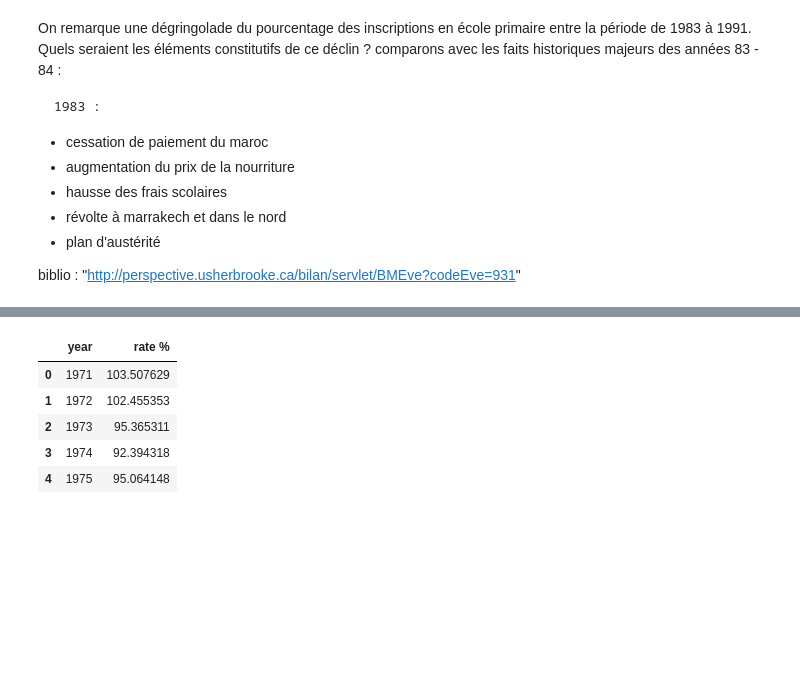
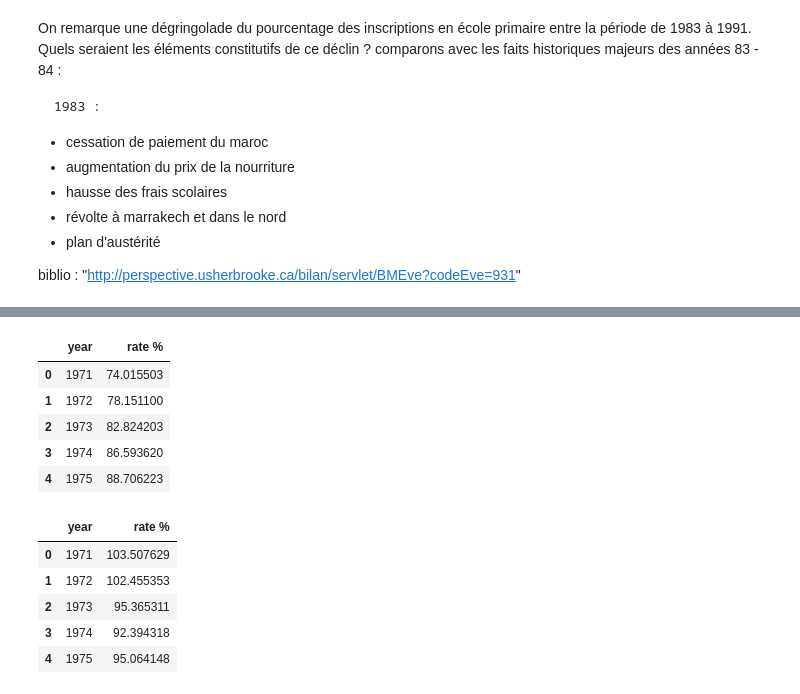
Before and after one commit to chikoungoun/Stats-Maroc, a Jupyter notebook: taux_inscription.ipynb, the cells around one changed output, grey strips where cells are left out. Saved outputs shown, nothing was run; the diff lists cells and outputs as text; code cells hidden in the pictures; blank space fills up the shorter version.

```diff
--- a/taux_inscription.ipynb
+++ b/taux_inscription.ipynb
@@ -135,6 +151,15 @@ tunisie = choisir_pays('Tunisie',df)
 A value is trying to be set on a copy of a slice from a DataFrame
 
 See the caveats in the documentation: http://pandas.pydata.org/pandas-docs/stable/indexing.html#indexing-view-versus-copy
+# %%
+algerie.head()
+# %% [output]
+|  | year | rate % |
+| 0 | 1971 | 74.015503 |
+| 1 | 1972 | 78.151100 |
+| 2 | 1973 | 82.824203 |
+| 3 | 1974 | 86.593620 |
+| 4 | 1975 | 88.706223 |
 # %%
 tunisie.head()
 # %% [output]
```
Also changed, not shown: parts of 6 cells of this notebook.
